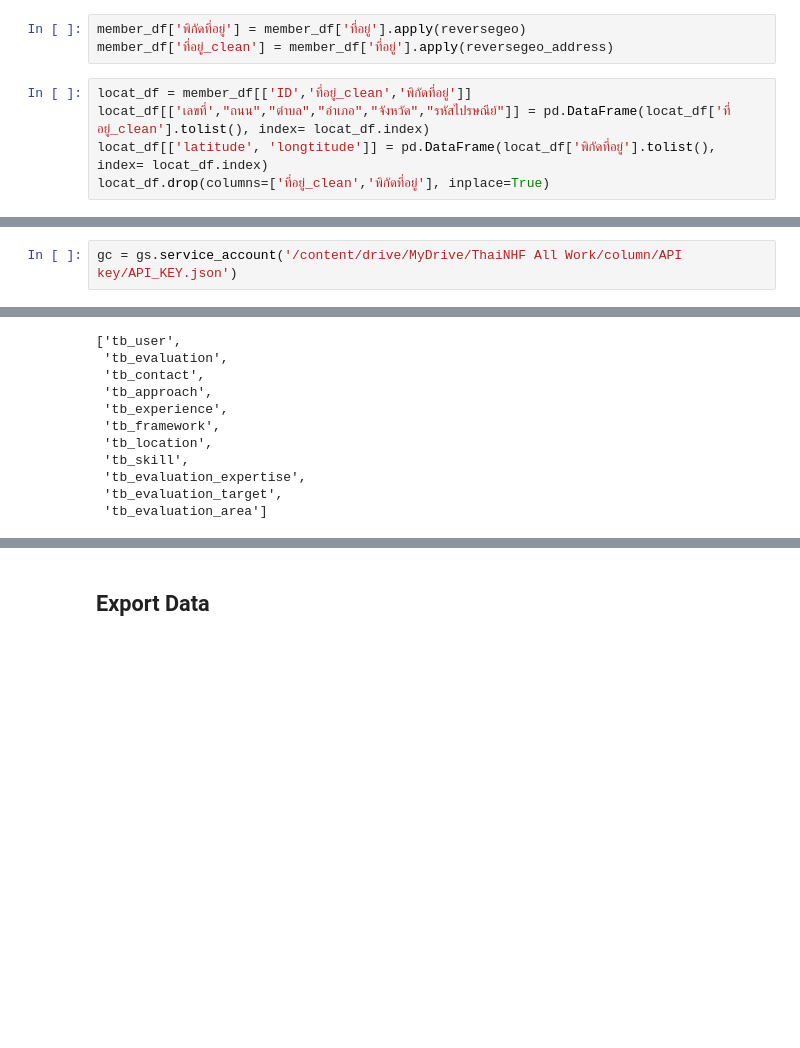
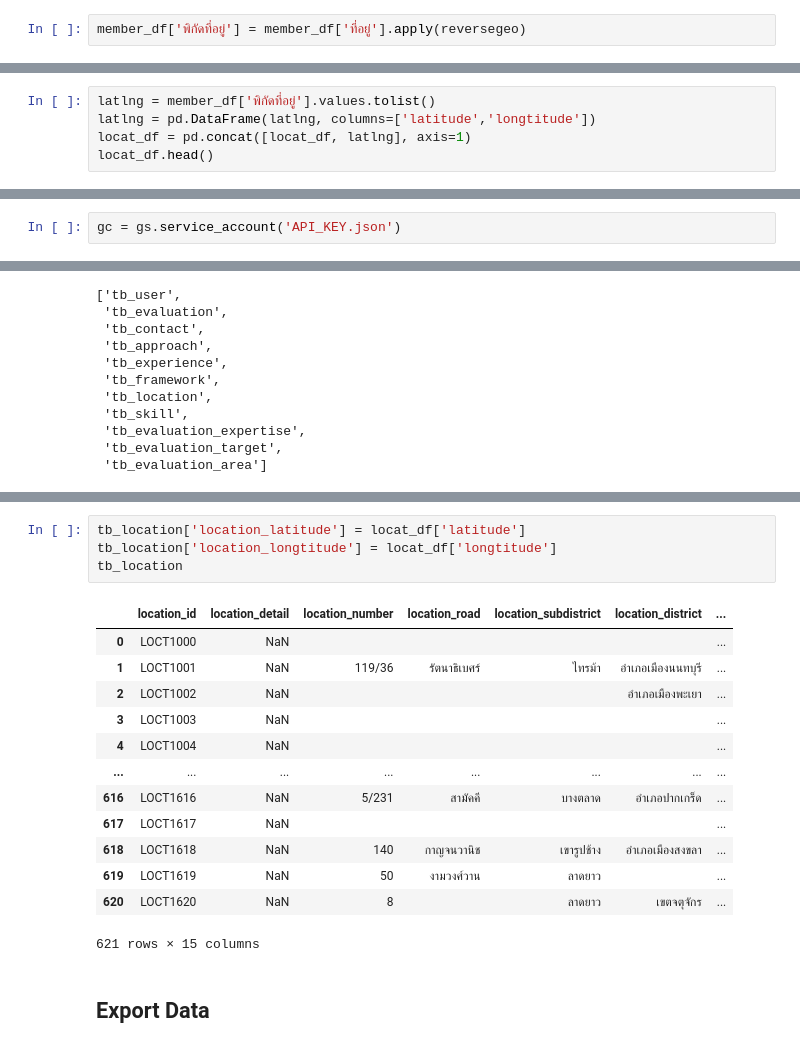
Before and after one commit to thainhf/proj-me-db-data, a Jupyter notebook: Clean_data_addSQL.ipynb, the cells around one changed output, grey strips where cells are left out. Saved outputs shown, nothing was run; the diff lists cells and outputs as text; blank space fills up the shorter version.

Commit message:
IDT-853 Clean data + Export to SQL

```diff
--- a/Clean_data_addSQL.ipynb
+++ b/Clean_data_addSQL.ipynb
@@ -796,8 +911,2 @@ Krung Thep Maha Nakhon
 # %%
 member_df['พิกัดที่อยู่'] = member_df['ที่อยู่'].apply(reversegeo)
-member_df['ที่อยู่_clean'] = member_df['ที่อยู่'].apply(reversegeo_address)
-# %%
-locat_df = member_df[['ID','ที่อยู่_clean','พิกัดที่อยู่']]
-locat_df[['เลขที่',"ถนน","ตำบล","อำเภอ","จังหวัด","รหัสไปรษณีย์"]] = pd.DataFrame(locat_df['ที่อยู่_clean'].tolist(), index= locat_df.index)
-locat_df[['latitude', 'longtitude']] = pd.DataFrame(locat_df['พิกัดที่อยู่'].tolist(), index= locat_df.index)
-locat_df.drop(columns=['ที่อยู่_clean','พิกัดที่อยู่'], inplace=True)
@@ -813,0 +913,5 @@ See the caveats in the documentation: https://pandas.pydata.org/pandas-docs/stab
+# %%
+latlng = member_df['พิกัดที่อยู่'].values.tolist()
+latlng = pd.DataFrame(latlng, columns=['latitude','longtitude'])
+locat_df = pd.concat([locat_df, latlng], axis=1)
+locat_df.head()
@@ -840,5 +951,5 @@ gs.__version__
 # %%
-gc = gs.service_account('/content/drive/MyDrive/ThaiNHF All Work/column/API key/API_KEY.json')
+gc = gs.service_account('API_KEY.json')
 # %%
 sh = gc.open_by_url('https://docs.google.com/spreadsheets/d/1xB2OBVl8WwclaYsp67b0-FrKauyxHRxGtTNcsfJ3m_k/edit?usp=sharing')
 ws = sh.worksheet('tb_user')
@@ -972,2 +1117,20 @@ assign_id_tb(tb_evaluation_area, prefix[10])
+# %%
+tb_location['location_latitude'] = locat_df['latitude']
+tb_location['location_longtitude'] = locat_df['longtitude']
+tb_location
+# %% [output]
+|  | location_id | location_detail | location_number | location_road | location_subdistrict | location_district | ... |
+| 0 | LOCT1000 | NaN |  |  |  |  | ... |
+| 1 | LOCT1001 | NaN | 119/36 | รัตนาธิเบศร์ | ไทรม้า | อำเภอเมืองนนทบุรี | ... |
+| 2 | LOCT1002 | NaN |  |  |  | อำเภอเมืองพะเยา | ... |
+| 3 | LOCT1003 | NaN |  |  |  |  | ... |
+| 4 | LOCT1004 | NaN |  |  |  |  | ... |
+| ... | ... | ... | ... | ... | ... | ... | ... |
+| 616 | LOCT1616 | NaN | 5/231 | สามัคคี | บางตลาด | อำเภอปากเกร็ด | ... |
+| 617 | LOCT1617 | NaN |  |  |  |  | ... |
+| 618 | LOCT1618 | NaN | 140 | กาญจนวานิช | เขารูปช้าง | อำเภอเมืองสงขลา | ... |
+| 619 | LOCT1619 | NaN | 50 | งามวงศ์วาน | ลาดยาว |  | ... |
+| 620 | LOCT1620 | NaN | 8 |  | ลาดยาว | เขตจตุจักร | ... |
+621 rows × 15 columns
 # %% [markdown]
 ## **Export Data**
```
Also changed, not shown: parts of 39 cells of this notebook, 1 other file.
